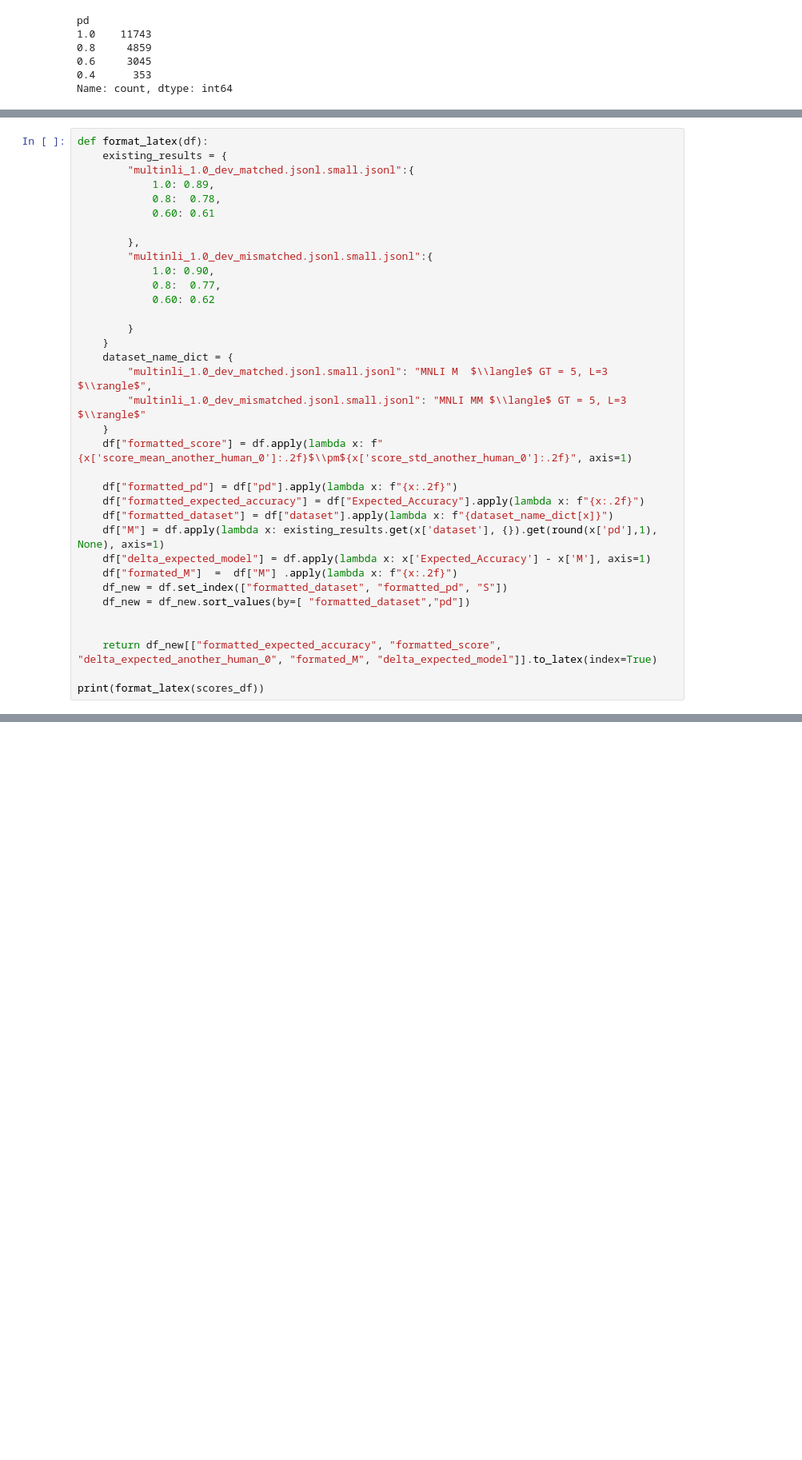
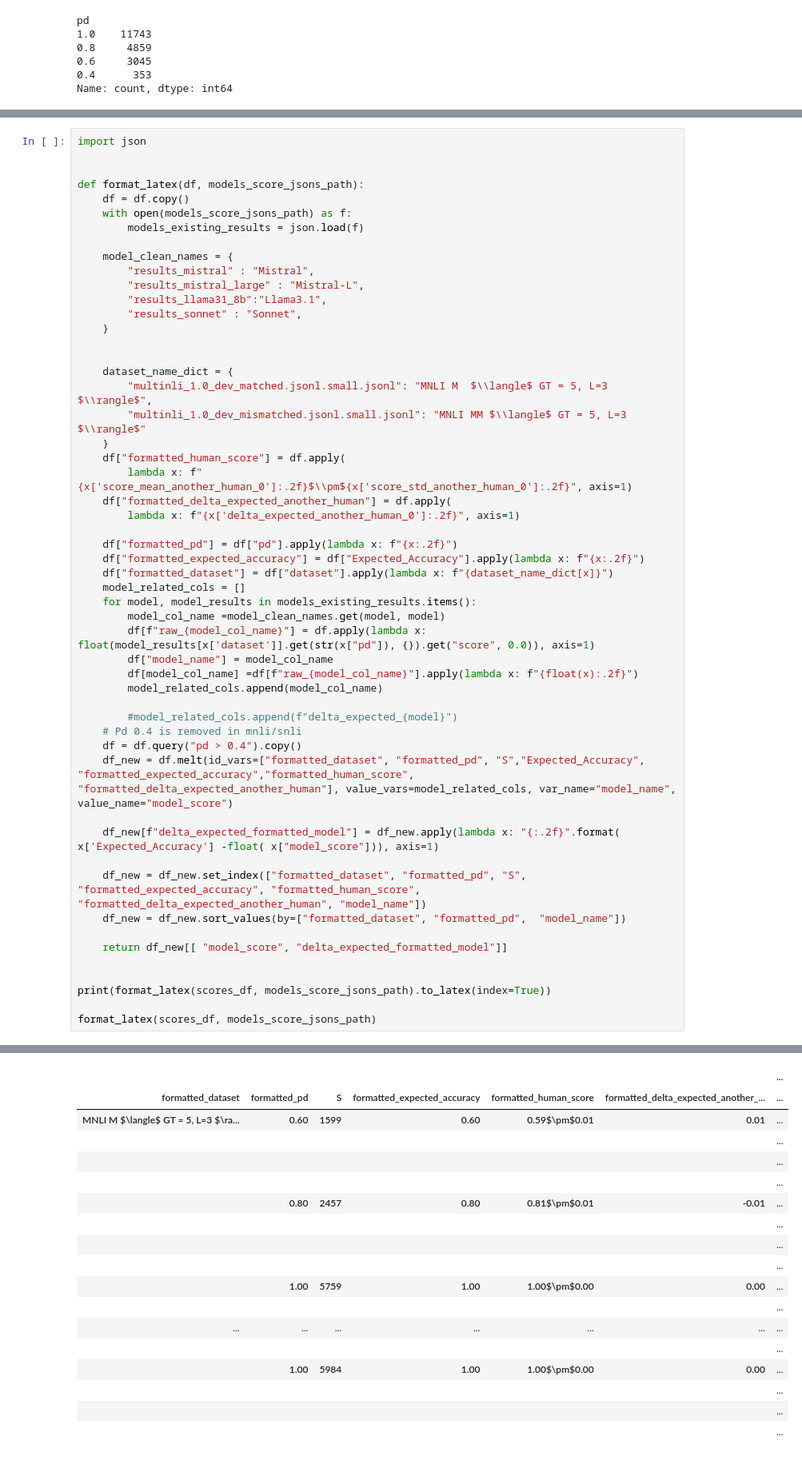
Before and after one commit to elangovana/uncertainty-paper-code, a Jupyter notebook: notebooks/mnli_analysis.ipynb, the cells around one changed output, grey strips where cells are left out. Shown at 80% size. Saved outputs shown, nothing was run; the diff lists cells and outputs as text; blank space fills up the shorter version.

```diff
--- a/notebooks/mnli_analysis.ipynb
+++ b/notebooks/mnli_analysis.ipynb
@@ -117,36 +125,54 @@ scores_df
 # %%
-def format_latex(df):
-    existing_results = {
-        "multinli_1.0_dev_matched.jsonl.small.jsonl":{
-            1.0: 0.89,
-            0.8:  0.78,
-            0.60: 0.61
+import json
 
-        },
-        "multinli_1.0_dev_mismatched.jsonl.small.jsonl":{
-            1.0: 0.90,
-            0.8:  0.77,
-            0.60: 0.62
 
-        }
+def format_latex(df, models_score_jsons_path):
+    df = df.copy()
+    with open(models_score_jsons_path) as f:
+        models_existing_results = json.load(f)
+
+    model_clean_names = {
+        "results_mistral" : "Mistral",
+        "results_mistral_large" : "Mistral-L",
+        "results_llama31_8b":"Llama3.1",
+        "results_sonnet" : "Sonnet",
     }
+
+
     dataset_name_dict = {
         "multinli_1.0_dev_matched.jsonl.small.jsonl": "MNLI M  $\\langle$ GT = 5, L=3 $\\rangle$",
         "multinli_1.0_dev_mismatched.jsonl.small.jsonl": "MNLI MM $\\langle$ GT = 5, L=3 $\\rangle$"
     }
-    df["formatted_score"] = df.apply(lambda x: f"{x['score_mean_another_human_0']:.2f}$\\pm${x['score_std_another_human_0']:.2f}", axis=1)
+    df["formatted_human_score"] = df.apply(
+        lambda x: f"{x['score_mean_another_human_0']:.2f}$\\pm${x['score_std_another_human_0']:.2f}", axis=1)
+    df["formatted_delta_expected_another_human"] = df.apply(
+        lambda x: f"{x['delta_expected_another_human_0']:.2f}", axis=1)
 
     df["formatted_pd"] = df["pd"].apply(lambda x: f"{x:.2f}")
     df["formatted_expected_accuracy"] = df["Expected_Accuracy"].apply(lambda x: f"{x:.2f}")
     df["formatted_dataset"] = df["dataset"].apply(lambda x: f"{dataset_name_dict[x]}")
-    df["M"] = df.apply(lambda x: existing_results.get(x['dataset'], {}).get(round(x['pd'],1), None), axis=1)
-    df["delta_expected_model"] = df.apply(lambda x: x['Expected_Accuracy'] - x['M'], axis=1)
-    df["formated_M"]  =  df["M"] .apply(lambda x: f"{x:.2f}")
-    df_new = df.set_index(["formatted_dataset", "formatted_pd", "S"])
-    df_new = df_new.sort_values(by=[ "formatted_dataset","pd"])
+    model_related_cols = []
+    for model, model_results in models_existing_results.items():
+        model_col_name =model_clean_names.get(model, model)
+        df[f"raw_{model_col_name}"] = df.apply(lambda x: float(model_results[x['dataset']].get(str(x["pd"]), {}).get("score", 0.0)), axis=1)
+        df["model_name"] = model_col_name
+        df[model_col_name] =df[f"raw_{model_col_name}"].apply(lambda x: f"{float(x):.2f}")
+        model_related_cols.append(model_col_name)
+
+        #model_related_cols.append(f"delta_expected_{model}")
+    # Pd 0.4 is removed in mnli/snli
+    df = df.query("pd > 0.4").copy()
+    df_new = df.melt(id_vars=["formatted_dataset", "formatted_pd", "S","Expected_Accuracy", "formatted_expected_accuracy","formatted_human_score", "formatted_delta_expected_another_human"], value_vars=model_related_cols, var_name="model_name", value_name="model_score")
+
+    df_new[f"delta_expected_formatted_model"] = df_new.apply(lambda x: "{:.2f}".format( x['Expected_Accuracy'] -float( x["model_score"])), axis=1)
+
+    df_new = df_new.set_index(["formatted_dataset", "formatted_pd", "S", "formatted_expected_accuracy", "formatted_human_score", "formatted_delta_expected_another_human", "model_name"])
+    df_new = df_new.sort_values(by=["formatted_dataset", "formatted_pd",  "model_name"])
+
+    return df_new[[ "model_score", "delta_expected_formatted_model"]]
 
 
-    return df_new[["formatted_expected_accuracy", "formatted_score", "delta_expected_another_human_0", "formated_M", "delta_expected_model"]].to_latex(index=True)
+print(format_latex(scores_df, models_score_jsons_path).to_latex(index=True))
 
-print(format_latex(scores_df))
+format_latex(scores_df, models_score_jsons_path)
 # %% [output]
@@ -168,2 +194,20 @@ formatted_dataset & formatted_pd & S &  &  &  &  &  \\
 \bottomrule
 \end{tabular}
+|  |  |  |  |  |  | ... |
+| formatted_dataset | formatted_pd | S | formatted_expected_accuracy | formatted_human_score | formatted_delta_expected_another_... | ... |
+| MNLI M $\langle$ GT = 5, L=3 $\ra... | 0.60 | 1599 | 0.60 | 0.59$\pm$0.01 | 0.01 | ... |
+|  |  |  |  |  |  | ... |
+|  |  |  |  |  |  | ... |
+|  |  |  |  |  |  | ... |
+|  | 0.80 | 2457 | 0.80 | 0.81$\pm$0.01 | -0.01 | ... |
+|  |  |  |  |  |  | ... |
+|  |  |  |  |  |  | ... |
+|  |  |  |  |  |  | ... |
+|  | 1.00 | 5759 | 1.00 | 1.00$\pm$0.00 | 0.00 | ... |
+|  |  |  |  |  |  | ... |
+| ... | ... | ... | ... | ... | ... | ... |
+|  |  |  |  |  |  | ... |
+|  | 1.00 | 5984 | 1.00 | 1.00$\pm$0.00 | 0.00 | ... |
+|  |  |  |  |  |  | ... |
+|  |  |  |  |  |  | ... |
+|  |  |  |  |  |  | ... |
```
Also changed, not shown: parts of 6 cells of this notebook, 2 other files.
